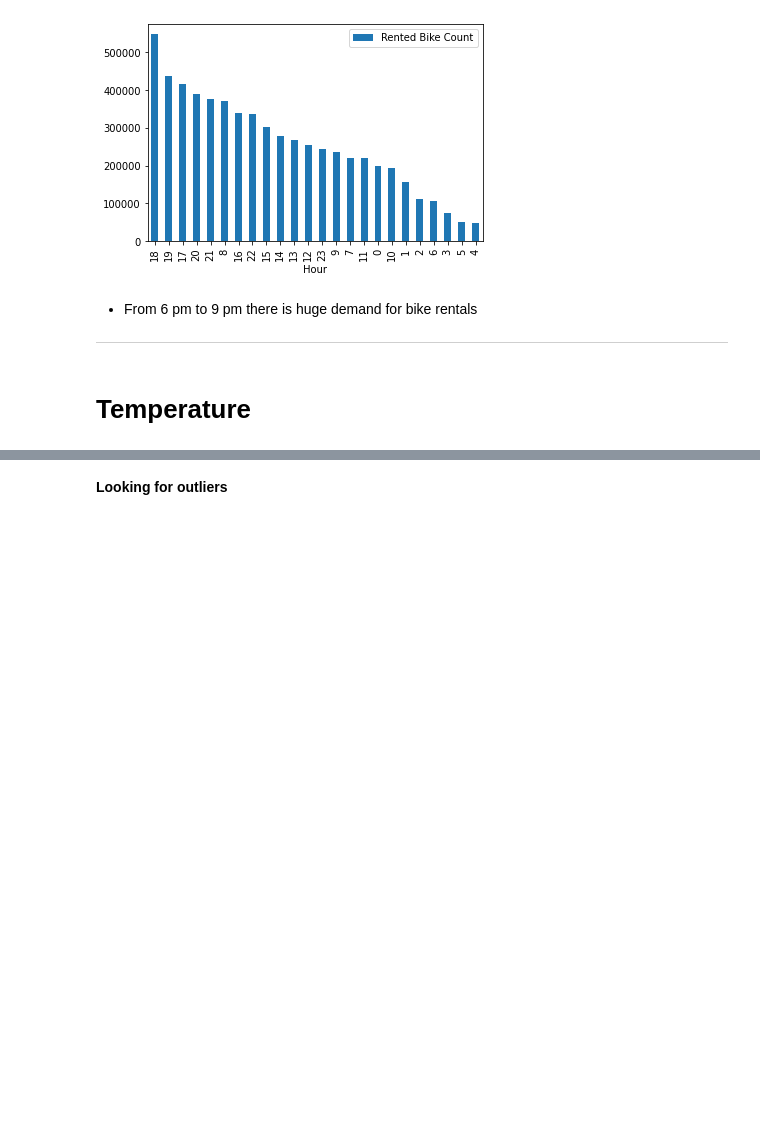
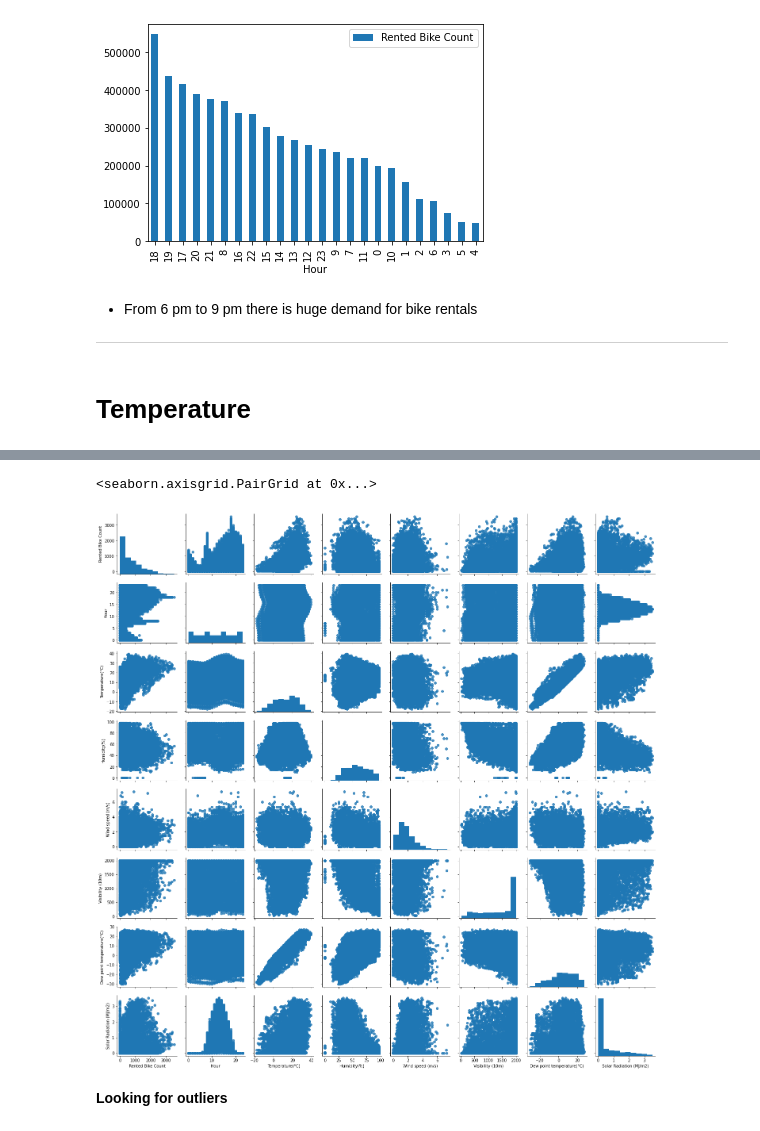
Before and after one commit to charann90/Bike-Sharing-Demand-Prediction, a Jupyter notebook: Bike_Sharing_Demand_prediction.ipynb, the cells around one changed output, grey strips where cells are left out. Drawn from its saved outputs; the diff is of its cells as text; code cells hidden in the pictures; blank space fills up the shorter version.

```diff
--- a/Bike_Sharing_Demand_prediction.ipynb
+++ b/Bike_Sharing_Demand_prediction.ipynb
@@ -385,2 +344,13 @@ plt.show()
+# %%
+#listing all the numerical columns
+num_col=pd.DataFrame(df[['Rented Bike Count','Hour','Temperature(°C)','Humidity(%)','Wind speed (m/s)','Visibility (10m)','Dew point temperature(°C)','Solar Radiation (MJ/m2)']])
+# %%
+#pairplot for numerical features for frequency distribution
+g = sns.PairGrid(num_col)
+g.map_diag(plt.hist)
+g.map_offdiag(plt.scatter, alpha = 0.8)
+# %% [output]
+<seaborn.axisgrid.PairGrid at 0x...>
+[figure, added]
 # %% [markdown]
 **Looking for outliers**
```
Also changed, not shown: parts of 52 cells of this notebook.
